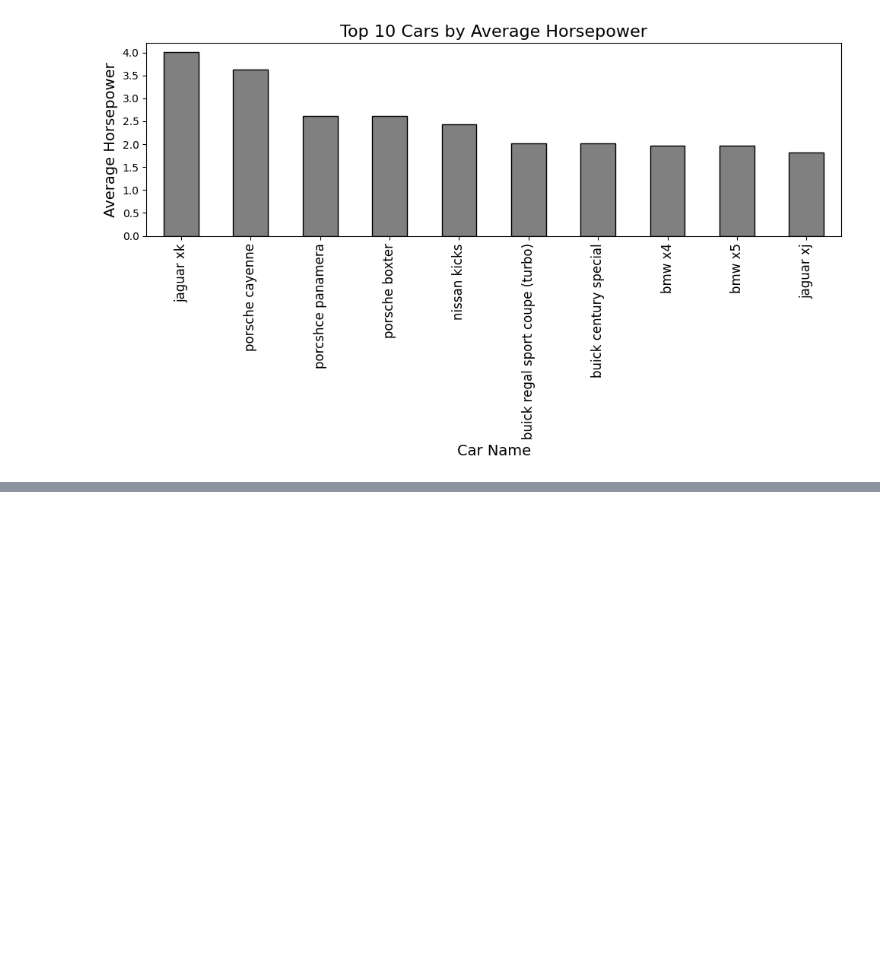
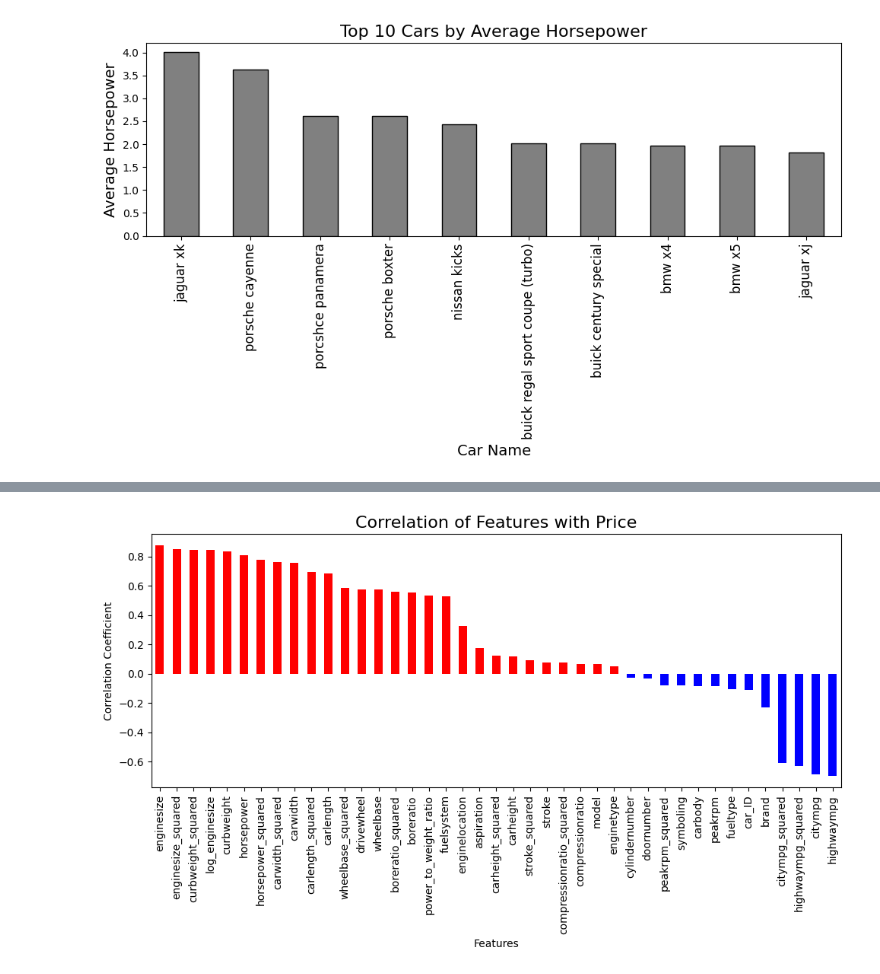
Before and after one commit to pereram/Car-Price-Analysis, a Jupyter notebook: Car_price_analysis.ipynb, the cells around one changed output, grey strips where cells are left out. Drawn from its saved outputs; the diff is of its cells as text; code cells hidden in the pictures; blank space fills up the shorter version.

```diff
--- a/Car_price_analysis.ipynb
+++ b/Car_price_analysis.ipynb
@@ -93,0 +112,40 @@ plt.show()
+# %%
+# Check if there is a 'carprice' or similar column in the dataset
+target_column = 'price' if 'price' in numeric_data.columns else 'carprice'
+
+if target_column in numeric_data.columns:
+    # Extract correlations of 'carprice' or 'price' with other features
+    carprice_correlation = correlation_matrix[target_column].sort_values(ascending=False)
+
+    # Plot the correlations
+    '''
+    plt.figure(figsize=(10, 6))
+    carprice_correlation.drop(target_column).plot(kind='bar')
+    plt.title(f"Correlation of Features with {target_column.capitalize()}", fontsize=16)
+    plt.ylabel("Correlation Coefficient")
+    plt.xlabel("Features")
+    plt.xticks(rotation=45)
+    plt.tight_layout()
+    plt.show()
+    '''
+else:
+    print("No 'carprice' or 'price' column found in the dataset.")
+# Plot the correlations with updated aesthetics
+plt.figure(figsize=(10, 6))
+
+# Color bars based on correlation strength (red for positive, blue for negative)
+colors = ['red' if val > 0 else 'blue' for val in carprice_correlation.drop(target_column)]
+
+carprice_correlation.drop(target_column).plot(
+    kind='bar',
+    color=colors
+)
+
+plt.title(f"Correlation of Features with {target_column.capitalize()}", fontsize=16)
+plt.ylabel("Correlation Coefficient")
+plt.xlabel("Features")
+plt.xticks(rotation=90)  # Make x-axis labels vertical
+plt.tight_layout()
+plt.show()
+# %% [output]
+[figure, added]
```
Also changed, not shown: parts of 4 cells of this notebook.
